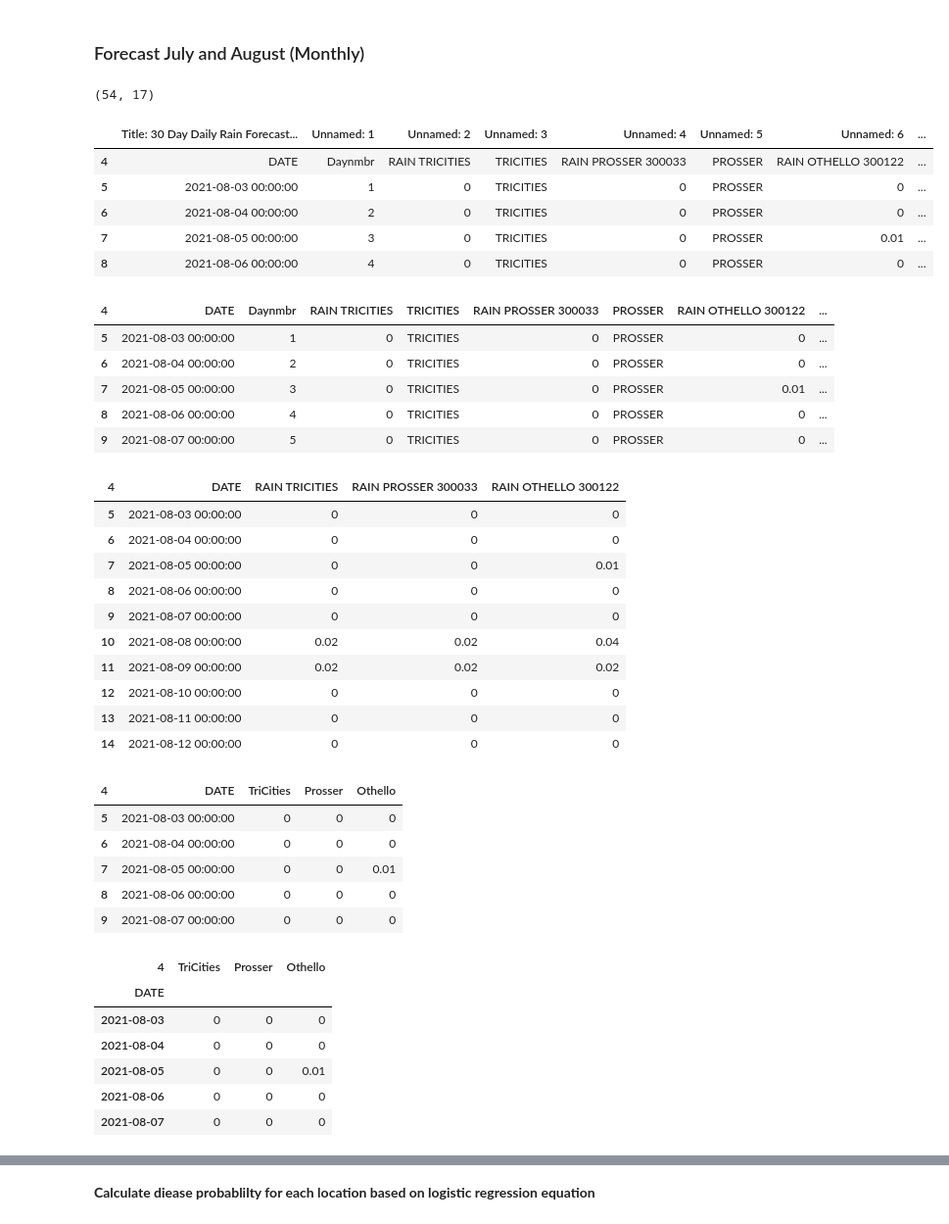
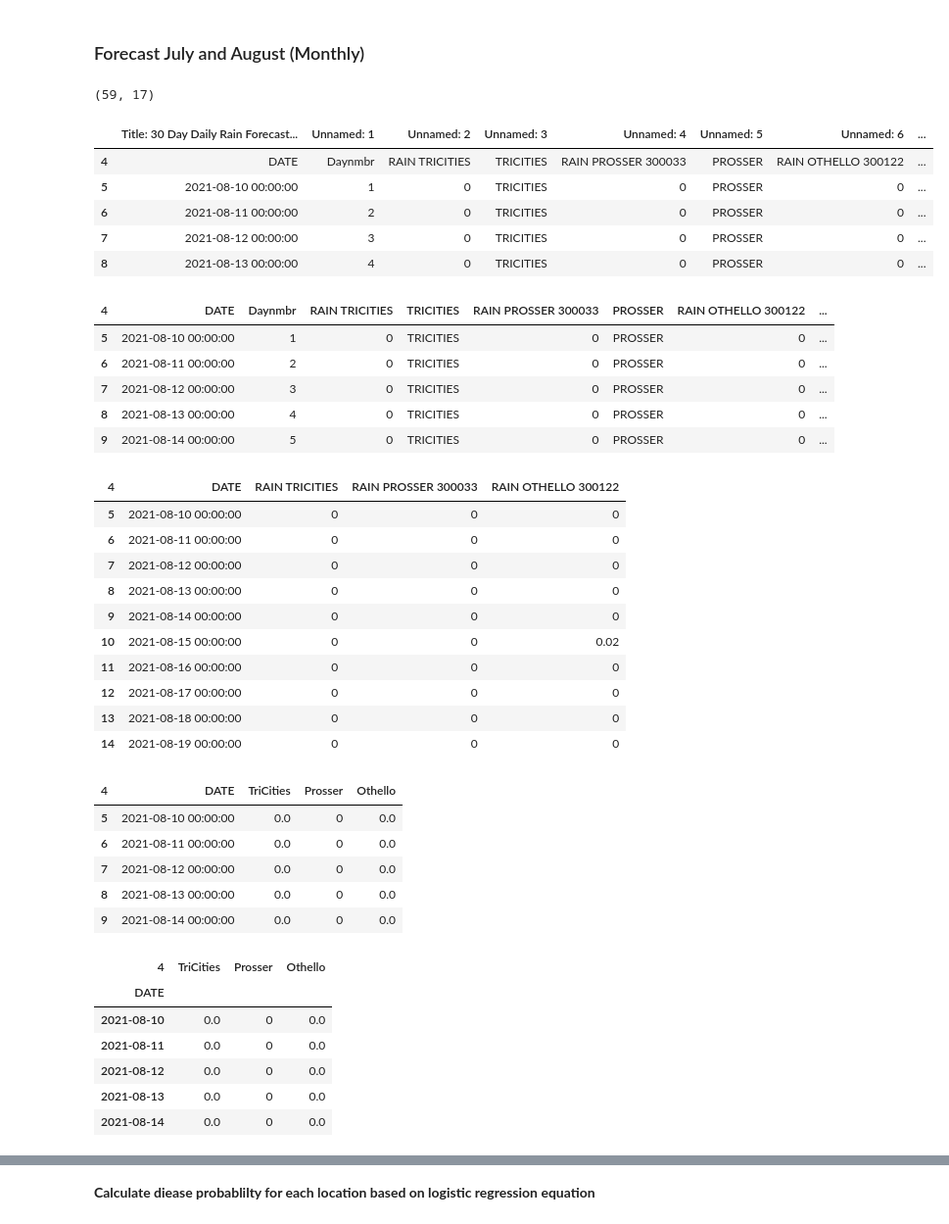
Before and after one commit to d-linnard/LateBlight, a Jupyter notebook: Scripts/Lateblight_2021_JA.ipynb, the cells around one changed output, grey strips where cells are left out. Shown at 98% size. Saved outputs shown, nothing was run; the diff lists cells and outputs as text; code cells hidden in the pictures.

```diff
--- a/Scripts/Lateblight_2021_JA.ipynb
+++ b/Scripts/Lateblight_2021_JA.ipynb
@@ -259,44 +259,44 @@ RD_Aug_Tricities= 0
 # %% [markdown]
 ### Forecast July and August (Monthly)
 # %%
-df_forecast = pd.read_excel('8-3_8-30.xlsx', engine='openpyxl')
+df_forecast = pd.read_excel('8-10_9-12.xlsx', engine='openpyxl')
 print(df_forecast.shape)
 df_forecast = df_forecast.iloc[4:39]
 df_forecast.head()
 # %% [output]
-(54, 17)
+(59, 17)
 |  | Title: 30 Day Daily Rain Forecast... | Unnamed: 1 | Unnamed: 2 | Unnamed: 3 | Unnamed: 4 | Unnamed: 5 | Unnamed: 6 | ... |
 | 4 | DATE | Daynmbr | RAIN TRICITIES | TRICITIES | RAIN PROSSER 300033 | PROSSER | RAIN OTHELLO 300122 | ... |
-| 5 | 2021-08-03 00:00:00 | 1 | 0 | TRICITIES | 0 | PROSSER | 0 | ... |
-| 6 | 2021-08-04 00:00:00 | 2 | 0 | TRICITIES | 0 | PROSSER | 0 | ... |
-| 7 | 2021-08-05 00:00:00 | 3 | 0 | TRICITIES | 0 | PROSSER | 0.01 | ... |
-| 8 | 2021-08-06 00:00:00 | 4 | 0 | TRICITIES | 0 | PROSSER | 0 | ... |
+| 5 | 2021-08-10 00:00:00 | 1 | 0 | TRICITIES | 0 | PROSSER | 0 | ... |
+| 6 | 2021-08-11 00:00:00 | 2 | 0 | TRICITIES | 0 | PROSSER | 0 | ... |
+| 7 | 2021-08-12 00:00:00 | 3 | 0 | TRICITIES | 0 | PROSSER | 0 | ... |
+| 8 | 2021-08-13 00:00:00 | 4 | 0 | TRICITIES | 0 | PROSSER | 0 | ... |
 # %%
 df_forecast.columns = df_forecast.iloc[0]#rename column
 df_forecast = df_forecast.drop([4])#drop forth row
 df_forecast.head()
 # %% [output]
 | 4 | DATE | Daynmbr | RAIN TRICITIES | TRICITIES | RAIN PROSSER 300033 | PROSSER | RAIN OTHELLO 300122 | ... |
-| 5 | 2021-08-03 00:00:00 | 1 | 0 | TRICITIES | 0 | PROSSER | 0 | ... |
-| 6 | 2021-08-04 00:00:00 | 2 | 0 | TRICITIES | 0 | PROSSER | 0 | ... |
-| 7 | 2021-08-05 00:00:00 | 3 | 0 | TRICITIES | 0 | PROSSER | 0.01 | ... |
-| 8 | 2021-08-06 00:00:00 | 4 | 0 | TRICITIES | 0 | PROSSER | 0 | ... |
-| 9 | 2021-08-07 00:00:00 | 5 | 0 | TRICITIES | 0 | PROSSER | 0 | ... |
+| 5 | 2021-08-10 00:00:00 | 1 | 0 | TRICITIES | 0 | PROSSER | 0 | ... |
+| 6 | 2021-08-11 00:00:00 | 2 | 0 | TRICITIES | 0 | PROSSER | 0 | ... |
+| 7 | 2021-08-12 00:00:00 | 3 | 0 | TRICITIES | 0 | PROSSER | 0 | ... |
+| 8 | 2021-08-13 00:00:00 | 4 | 0 | TRICITIES | 0 | PROSSER | 0 | ... |
+| 9 | 2021-08-14 00:00:00 | 5 | 0 | TRICITIES | 0 | PROSSER | 0 | ... |
 # %%
 df_simple = df_forecast[["DATE","RAIN TRICITIES","RAIN PROSSER 300033", "RAIN OTHELLO 300122"]]
 df_simple.head(10)
 # %% [output]
 | 4 | DATE | RAIN TRICITIES | RAIN PROSSER 300033 | RAIN OTHELLO 300122 |
-| 5 | 2021-08-03 00:00:00 | 0 | 0 | 0 |
-| 6 | 2021-08-04 00:00:00 | 0 | 0 | 0 |
-| 7 | 2021-08-05 00:00:00 | 0 | 0 | 0.01 |
-| 8 | 2021-08-06 00:00:00 | 0 | 0 | 0 |
-| 9 | 2021-08-07 00:00:00 | 0 | 0 | 0 |
-| 10 | 2021-08-08 00:00:00 | 0.02 | 0.02 | 0.04 |
-| 11 | 2021-08-09 00:00:00 | 0.02 | 0.02 | 0.02 |
-| 12 | 2021-08-10 00:00:00 | 0 | 0 | 0 |
-| 13 | 2021-08-11 00:00:00 | 0 | 0 | 0 |
-| 14 | 2021-08-12 00:00:00 | 0 | 0 | 0 |
+| 5 | 2021-08-10 00:00:00 | 0 | 0 | 0 |
+| 6 | 2021-08-11 00:00:00 | 0 | 0 | 0 |
+| 7 | 2021-08-12 00:00:00 | 0 | 0 | 0 |
+| 8 | 2021-08-13 00:00:00 | 0 | 0 | 0 |
+| 9 | 2021-08-14 00:00:00 | 0 | 0 | 0 |
+| 10 | 2021-08-15 00:00:00 | 0 | 0 | 0.02 |
+| 11 | 2021-08-16 00:00:00 | 0 | 0 | 0 |
+| 12 | 2021-08-17 00:00:00 | 0 | 0 | 0 |
+| 13 | 2021-08-18 00:00:00 | 0 | 0 | 0 |
+| 14 | 2021-08-19 00:00:00 | 0 | 0 | 0 |
 # %%
 df_simple = df_simple.rename(columns={"RAIN TRICITIES": "TriCities",
                           "RAIN PROSSER 300033": "Prosser",
@@ -306,11 +306,11 @@ df_simple[cols_to_check] = df_simple[cols_to_check].replace({'>=':''}, regex=Tru
 df_simple.head()
 # %% [output]
 | 4 | DATE | TriCities | Prosser | Othello |
-| 5 | 2021-08-03 00:00:00 | 0 | 0 | 0 |
-| 6 | 2021-08-04 00:00:00 | 0 | 0 | 0 |
-| 7 | 2021-08-05 00:00:00 | 0 | 0 | 0.01 |
-| 8 | 2021-08-06 00:00:00 | 0 | 0 | 0 |
-| 9 | 2021-08-07 00:00:00 | 0 | 0 | 0 |
+| 5 | 2021-08-10 00:00:00 | 0.0 | 0 | 0.0 |
+| 6 | 2021-08-11 00:00:00 | 0.0 | 0 | 0.0 |
+| 7 | 2021-08-12 00:00:00 | 0.0 | 0 | 0.0 |
+| 8 | 2021-08-13 00:00:00 | 0.0 | 0 | 0.0 |
+| 9 | 2021-08-14 00:00:00 | 0.0 | 0 | 0.0 |
 # %%
 df_simple.index = pd.to_datetime(df_simple['DATE'], errors = 'coerce')
 df_simple= df_simple.drop('DATE',1)
@@ -318,11 +318,11 @@ df_simple.head()
 # %% [output]
 | 4 | TriCities | Prosser | Othello |
 | DATE |  |  |  |
-| 2021-08-03 | 0 | 0 | 0 |
-| 2021-08-04 | 0 | 0 | 0 |
-| 2021-08-05 | 0 | 0 | 0.01 |
-| 2021-08-06 | 0 | 0 | 0 |
-| 2021-08-07 | 0 | 0 | 0 |
+| 2021-08-10 | 0.0 | 0 | 0.0 |
+| 2021-08-11 | 0.0 | 0 | 0.0 |
+| 2021-08-12 | 0.0 | 0 | 0.0 |
+| 2021-08-13 | 0.0 | 0 | 0.0 |
+| 2021-08-14 | 0.0 | 0 | 0.0 |
 # %%
 grouped_forecast = (df_simple).astype(bool).groupby(df_simple.index.month).sum().reset_index()
 grouped_forecast
```
Also changed, not shown: parts of 5 cells of this notebook.
